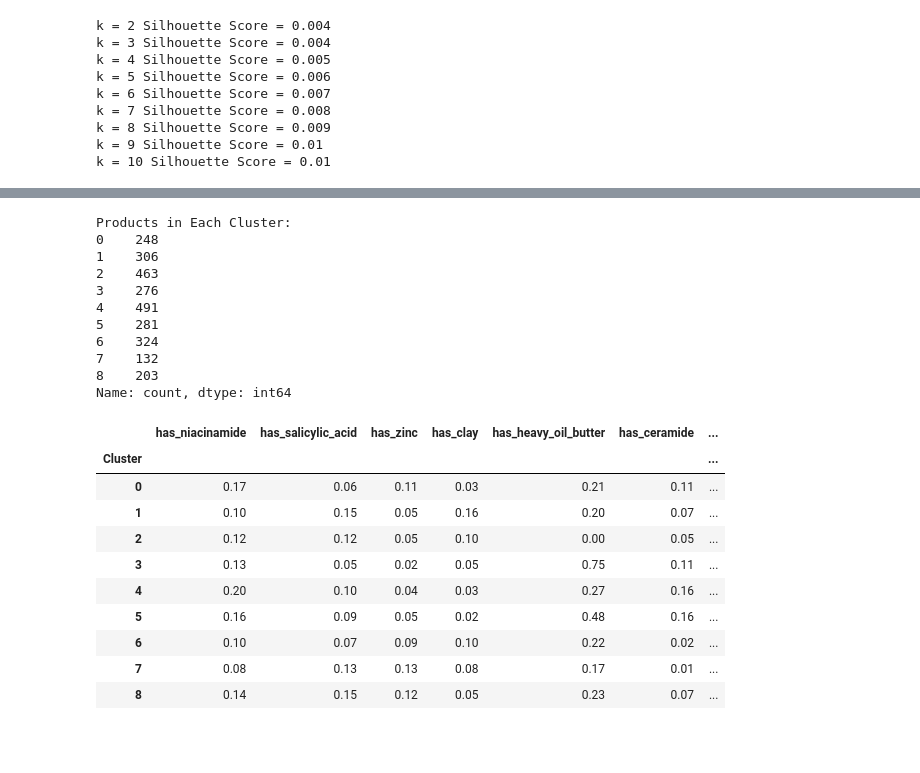
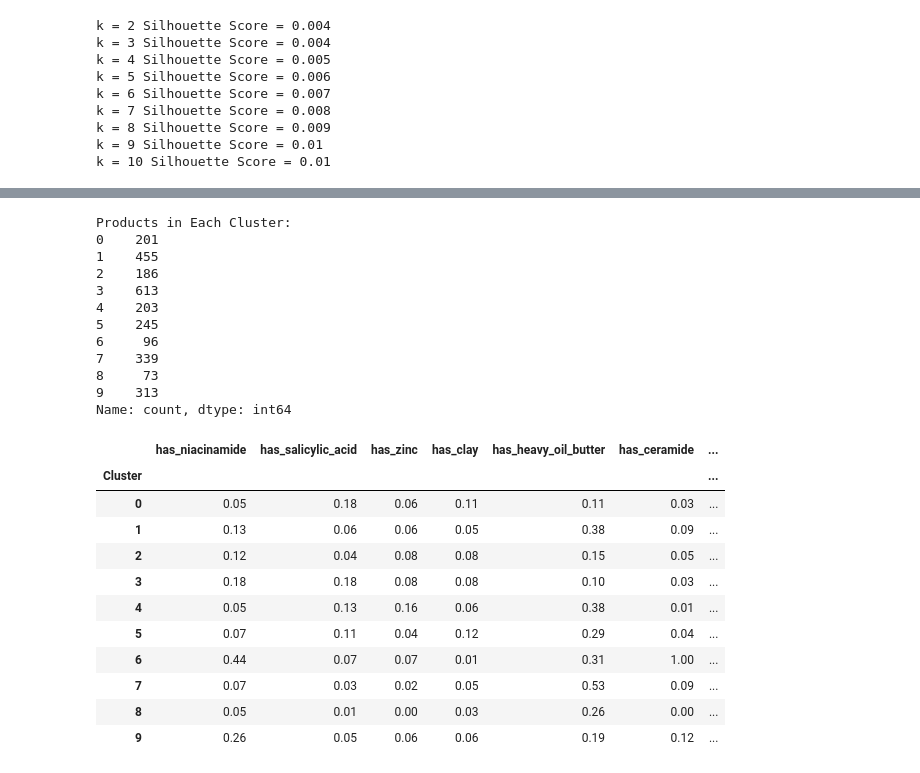
Before and after one commit to l253505/SkinMatch-Skin-Type-Based-Skincare-Recommender, a Jupyter notebook: 02_kmeans_clustering.ipynb, the cells around one changed output, grey strips where cells are left out. Cells and saved outputs as stored; diff of their text form; code cells hidden in the pictures; blank space fills up the shorter version.

```diff
--- a/02_kmeans_clustering.ipynb
+++ b/02_kmeans_clustering.ipynb
@@ -86,0 +97,25 @@ k = 10 Silhouette Score = 0.01
+# %%
+# Reduce TF-IDF to 50 components with TruncatedSVD, then repeat the elbow method and silhouette scores.
+from sklearn.decomposition import TruncatedSVD
+from sklearn.preprocessing import Normalizer
+from sklearn.pipeline import make_pipeline
+
+svd = TruncatedSVD(n_components=50, random_state=42)
+lsa = make_pipeline(svd, Normalizer(copy=False))
+X_lsa = lsa.fit_transform(X_tfidf)
+print("Reduced TF-IDF Features:", X_lsa.shape)
+print("Information kept by 50 components:", round(svd.explained_variance_ratio_.sum(), 3))
+
+inertia_lsa, scores_lsa = [], []
+for k in range(2, 13):
+    km = KMeans(n_clusters=k, random_state=42, n_init=10)
+    labels = km.fit_predict(X_lsa)
+    inertia_lsa.append(km.inertia_)
+    scores_lsa.append(silhouette_score(X_lsa, labels, sample_size=1000, random_state=42))
+    print("k =", k, "Silhouette Score =", round(scores_lsa[-1], 3))
+
+plt.plot(range(2, 13), inertia_lsa, marker='o')
+plt.title("Elbow Method - TF-IDF + TruncatedSVD")
+plt.xlabel("Number of Clusters (k)")
+plt.ylabel("Inertia")
+plt.show()
@@ -87,39 +152,42 @@ k = 10 Silhouette Score = 0.01
 # %%
-# Apply K-Means with 9 clusters and count products in each cluster.
+# Apply K-Means with 10 clusters on TF-IDF + SVD and count products in each cluster.
+# TF-IDF + SVD forms recognisable product groups (e.g. sunscreens, foaming cleansers, ceramide products),
+# while basic-feature clusters mix product types. k = 10: the elbow curve flattens around 8-10.
+final_kmeans = KMeans(n_clusters=10, random_state=42, n_init=10)
 
-kmeans_basic = KMeans(n_clusters=9, random_state=42, n_init=10)
-
-basic_labels = kmeans_basic.fit_predict(X_basic)
+cluster_labels = final_kmeans.fit_predict(X_lsa)
 
 print("Products in Each Cluster:")
-print(pd.Series(basic_labels).value_counts().sort_index())
+print(pd.Series(cluster_labels).value_counts().sort_index())
 # %% [output]
 Products in Each Cluster:
-0    248
-1    306
-2    463
-3    276
-4    491
-5    281
-6    324
-7    132
-8    203
+0    201
+1    455
+2    186
+3    613
+4    203
+5    245
+6     96
+7    339
+8     73
+9    313
 Name: count, dtype: int64
 # %%
 # Calculate the average ingredient feature values for each cluster.
 cluster_features = X_basic.copy()
-cluster_features["Cluster"] = basic_labels
+cluster_features["Cluster"] = cluster_labels
 cluster_summary = cluster_features.groupby("Cluster").mean().round(2)
 display(cluster_summary)
 # %% [output]
 |  | has_niacinamide | has_salicylic_acid | has_zinc | has_clay | has_heavy_oil_butter | has_ceramide | ... |
 | Cluster |  |  |  |  |  |  | ... |
-| 0 | 0.17 | 0.06 | 0.11 | 0.03 | 0.21 | 0.11 | ... |
-| 1 | 0.10 | 0.15 | 0.05 | 0.16 | 0.20 | 0.07 | ... |
-| 2 | 0.12 | 0.12 | 0.05 | 0.10 | 0.00 | 0.05 | ... |
-| 3 | 0.13 | 0.05 | 0.02 | 0.05 | 0.75 | 0.11 | ... |
-| 4 | 0.20 | 0.10 | 0.04 | 0.03 | 0.27 | 0.16 | ... |
-| 5 | 0.16 | 0.09 | 0.05 | 0.02 | 0.48 | 0.16 | ... |
-| 6 | 0.10 | 0.07 | 0.09 | 0.10 | 0.22 | 0.02 | ... |
-| 7 | 0.08 | 0.13 | 0.13 | 0.08 | 0.17 | 0.01 | ... |
-| 8 | 0.14 | 0.15 | 0.12 | 0.05 | 0.23 | 0.07 | ... |
+| 0 | 0.05 | 0.18 | 0.06 | 0.11 | 0.11 | 0.03 | ... |
+| 1 | 0.13 | 0.06 | 0.06 | 0.05 | 0.38 | 0.09 | ... |
+| 2 | 0.12 | 0.04 | 0.08 | 0.08 | 0.15 | 0.05 | ... |
+| 3 | 0.18 | 0.18 | 0.08 | 0.08 | 0.10 | 0.03 | ... |
+| 4 | 0.05 | 0.13 | 0.16 | 0.06 | 0.38 | 0.01 | ... |
+| 5 | 0.07 | 0.11 | 0.04 | 0.12 | 0.29 | 0.04 | ... |
+| 6 | 0.44 | 0.07 | 0.07 | 0.01 | 0.31 | 1.00 | ... |
+| 7 | 0.07 | 0.03 | 0.02 | 0.05 | 0.53 | 0.09 | ... |
+| 8 | 0.05 | 0.01 | 0.00 | 0.03 | 0.26 | 0.00 | ... |
+| 9 | 0.26 | 0.05 | 0.06 | 0.06 | 0.19 | 0.12 | ... |
```
Also changed, not shown: parts of 23 cells of this notebook, 12 other files.
